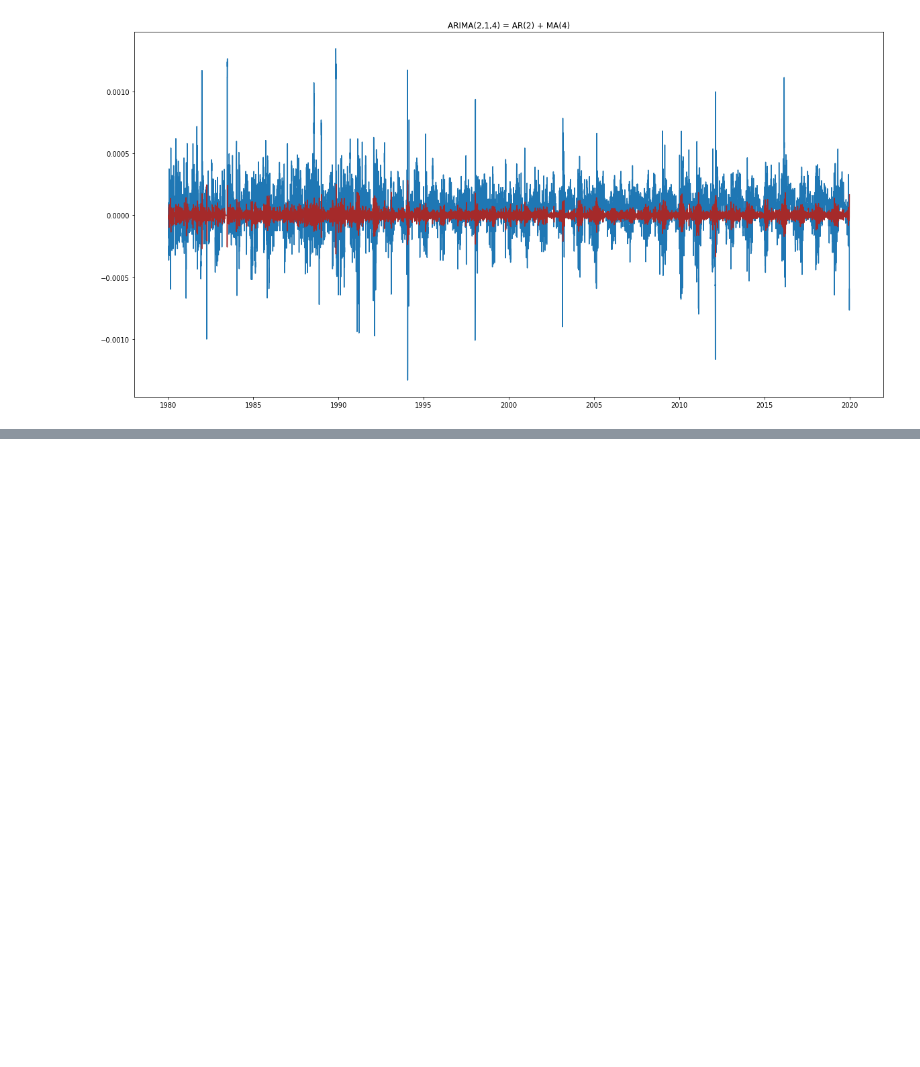
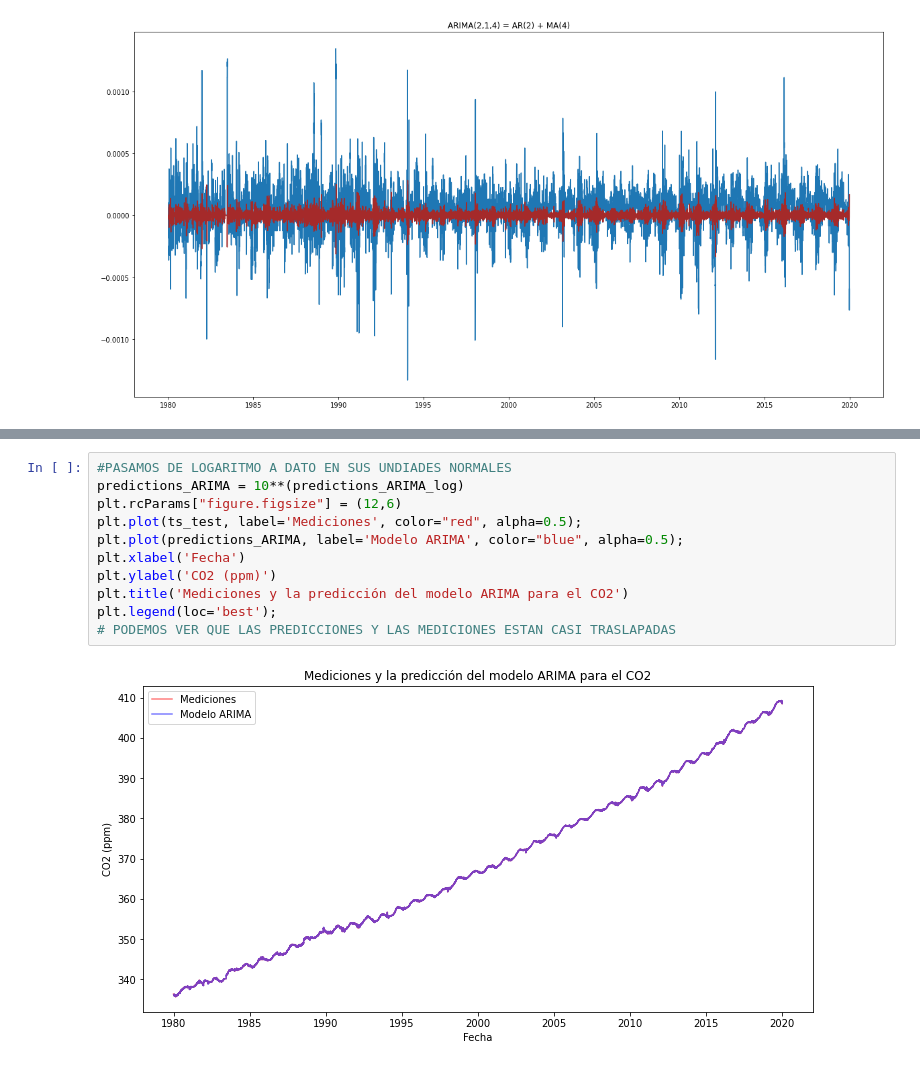
Before and after one commit to OscarAngul0/FisicaComputacional1, a Jupyter notebook: Evaluacion1/Evaluación1.ipynb, the cells around one changed output, grey strips where cells are left out. Drawn from its saved outputs; the diff is of its cells as text; blank space fills up the shorter version.

```diff
--- a/Evaluacion1/Evaluación1.ipynb
+++ b/Evaluacion1/Evaluación1.ipynb
@@ -331,0 +353,13 @@ dtype: float64
+# %%
+#PASAMOS DE LOGARITMO A DATO EN SUS UNDIADES NORMALES
+predictions_ARIMA = 10**(predictions_ARIMA_log)
+plt.rcParams["figure.figsize"] = (12,6)
+plt.plot(ts_test, label='Mediciones', color="red", alpha=0.5);
+plt.plot(predictions_ARIMA, label='Modelo ARIMA', color="blue", alpha=0.5);
+plt.xlabel('Fecha')
+plt.ylabel('CO2 (ppm)')
+plt.title('Mediciones y la predicción del modelo ARIMA para el CO2')
+plt.legend(loc='best');
+# PODEMOS VER QUE LAS PREDICCIONES Y LAS MEDICIONES ESTAN CASI TRASLAPADAS
+# %% [output]
+[figure, added]
```
Also changed, not shown: parts of 7 cells of this notebook.
